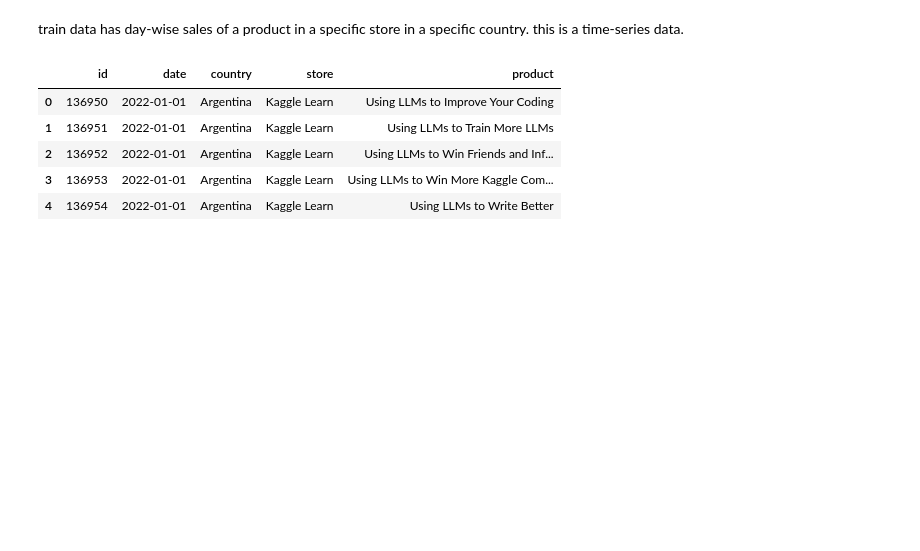
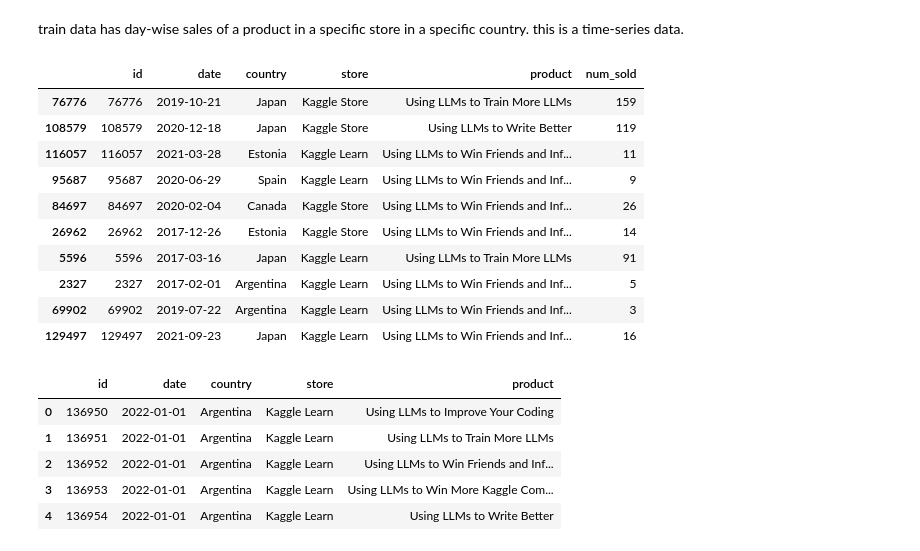
Before and after one commit to udaykirankavaturu/kaggle, a Jupyter notebook: playground-series-season-3-episode-19.ipynb, the cells around one changed output. Drawn from its saved outputs; the diff is of its cells as text; code cells hidden in the pictures; blank space fills up the shorter version.

Commit message:
Kaggle Notebook | Playground Series - Season 3, Episode 19 | Version 8

```diff
--- a/playground-series-season-3-episode-19.ipynb
+++ b/playground-series-season-3-episode-19.ipynb
@@ -38,6 +38,20 @@ train_data.head()
 | 4 | 4 | 2017-01-01 | Argentina | Kaggle Learn | Using LLMs to Write Better | 49 |
 # %% [markdown]
 train data has day-wise sales of a product in a specific store in a specific country. this is a time-series data.
+# %%
+train_data.sample(10)
+# %% [output]
+|  | id | date | country | store | product | num_sold |
+| 76776 | 76776 | 2019-10-21 | Japan | Kaggle Store | Using LLMs to Train More LLMs | 159 |
+| 108579 | 108579 | 2020-12-18 | Japan | Kaggle Store | Using LLMs to Write Better | 119 |
+| 116057 | 116057 | 2021-03-28 | Estonia | Kaggle Learn | Using LLMs to Win Friends and Inf... | 11 |
+| 95687 | 95687 | 2020-06-29 | Spain | Kaggle Learn | Using LLMs to Win Friends and Inf... | 9 |
+| 84697 | 84697 | 2020-02-04 | Canada | Kaggle Store | Using LLMs to Win Friends and Inf... | 26 |
+| 26962 | 26962 | 2017-12-26 | Estonia | Kaggle Store | Using LLMs to Win Friends and Inf... | 14 |
+| 5596 | 5596 | 2017-03-16 | Japan | Kaggle Learn | Using LLMs to Train More LLMs | 91 |
+| 2327 | 2327 | 2017-02-01 | Argentina | Kaggle Learn | Using LLMs to Win Friends and Inf... | 5 |
+| 69902 | 69902 | 2019-07-22 | Argentina | Kaggle Learn | Using LLMs to Win Friends and Inf... | 3 |
+| 129497 | 129497 | 2021-09-23 | Japan | Kaggle Learn | Using LLMs to Win Friends and Inf... | 16 |
 # %%
 test_data.head()
 # %% [output]
```
Also changed, not shown: parts of 1 cell of this notebook.
